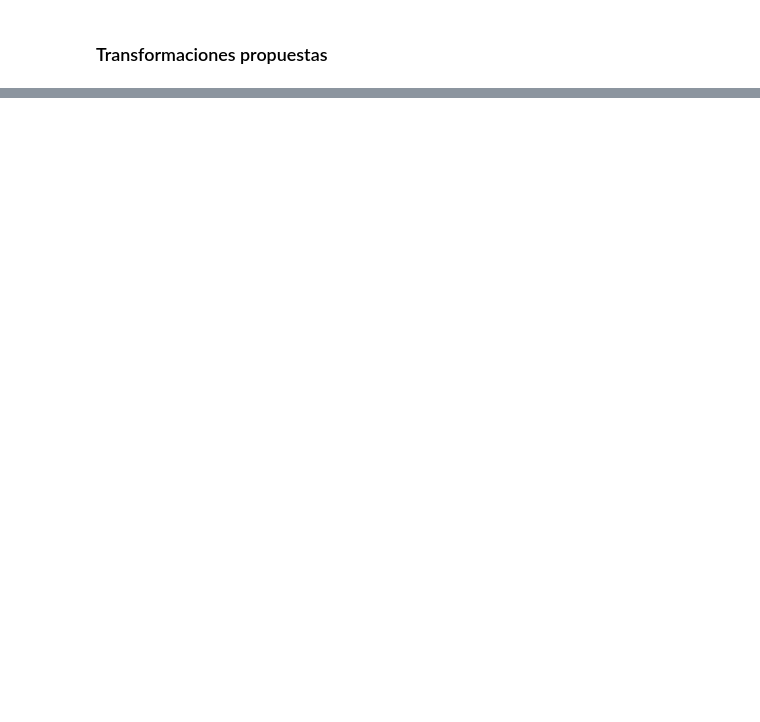
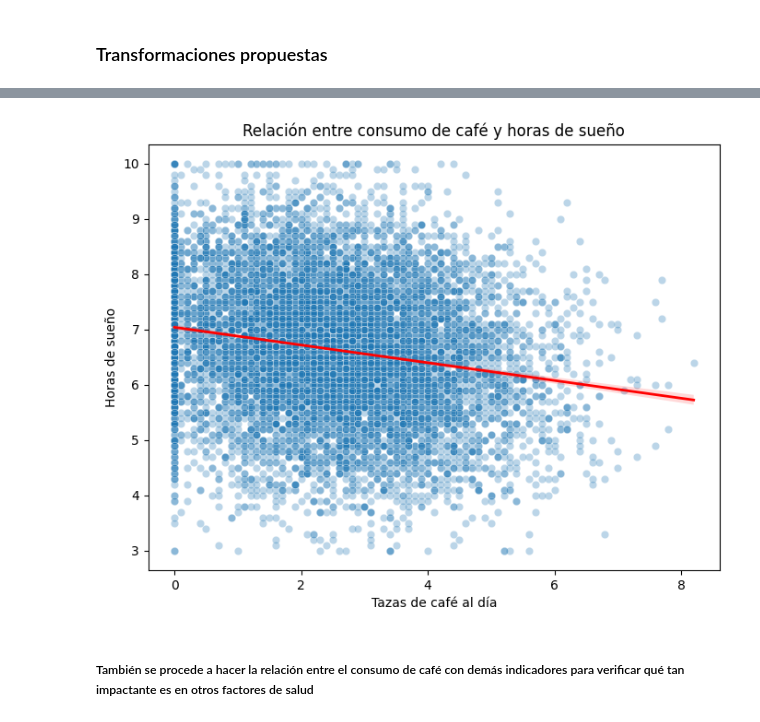
Before and after one commit to juanpablohernandez1/FundamentosDeProgramacion, a Jupyter notebook: TALLERES/Taller3/GlobalCoffeeHealth/GlobalCoffeeHealthEDA.ipynb, the cells around one changed output, grey strips where cells are left out. Cells and saved outputs as stored; diff of their text form; code cells hidden in the pictures; blank space fills up the shorter version.

```diff
--- a/TALLERES/Taller3/GlobalCoffeeHealth/GlobalCoffeeHealthEDA.ipynb
+++ b/TALLERES/Taller3/GlobalCoffeeHealth/GlobalCoffeeHealthEDA.ipynb
@@ -61,0 +198,16 @@ data.head()
+# %%
+plt.figure(figsize=(8,6))
+
+sns.scatterplot(data=data, x="Consumo de café", y="Sleep_Hours", alpha=0.3)
+
+sns.regplot(data=data, x="Consumo de café", y="Sleep_Hours",
+            scatter=False, color="red", line_kws={"lw":2})
+
+plt.title("Relación entre consumo de café y horas de sueño")
+plt.xlabel("Tazas de café al día")
+plt.ylabel("Horas de sueño")
+plt.show()
+# %% [output]
+[figure, added]
+# %% [markdown]
+##### También se procede a hacer la relación entre el consumo de café con demás indicadores para verificar qué tan impactante es en otros factores de salud
```
Also changed, not shown: parts of 38 cells of this notebook, 2 other files.
